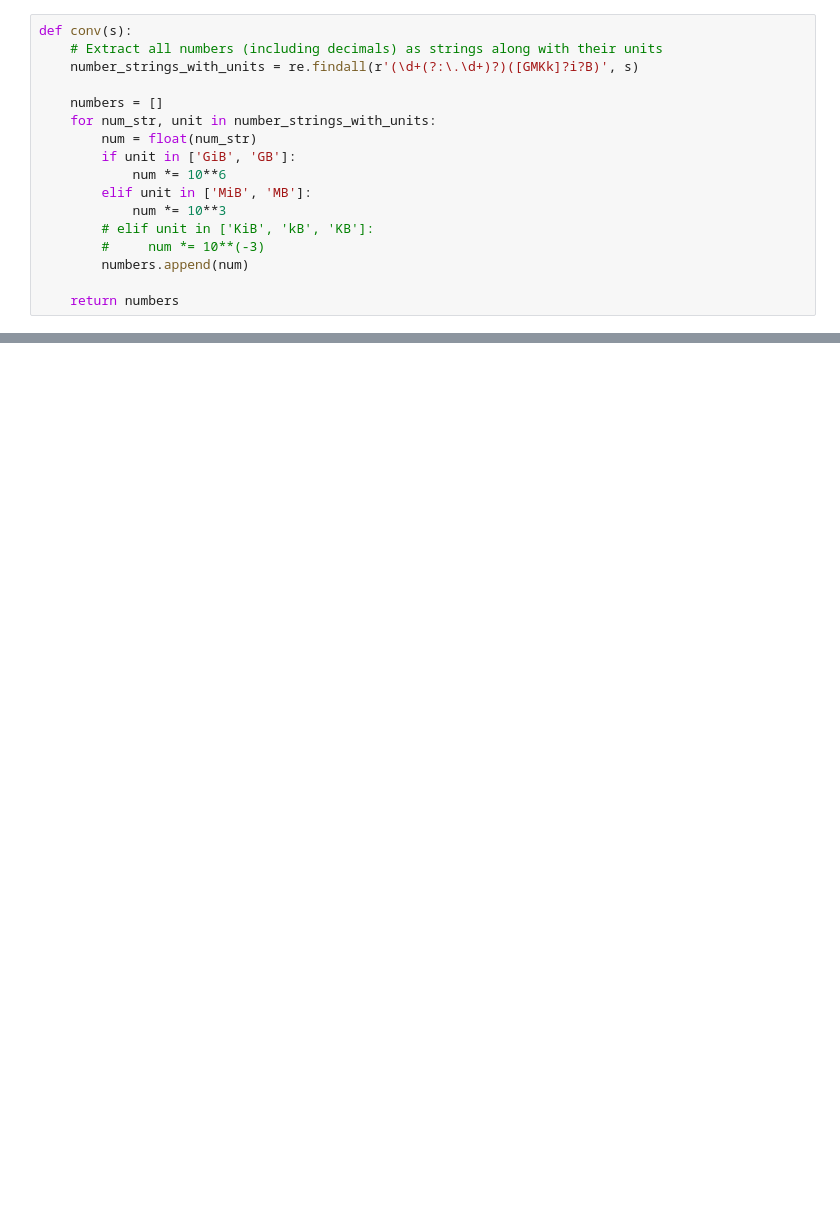
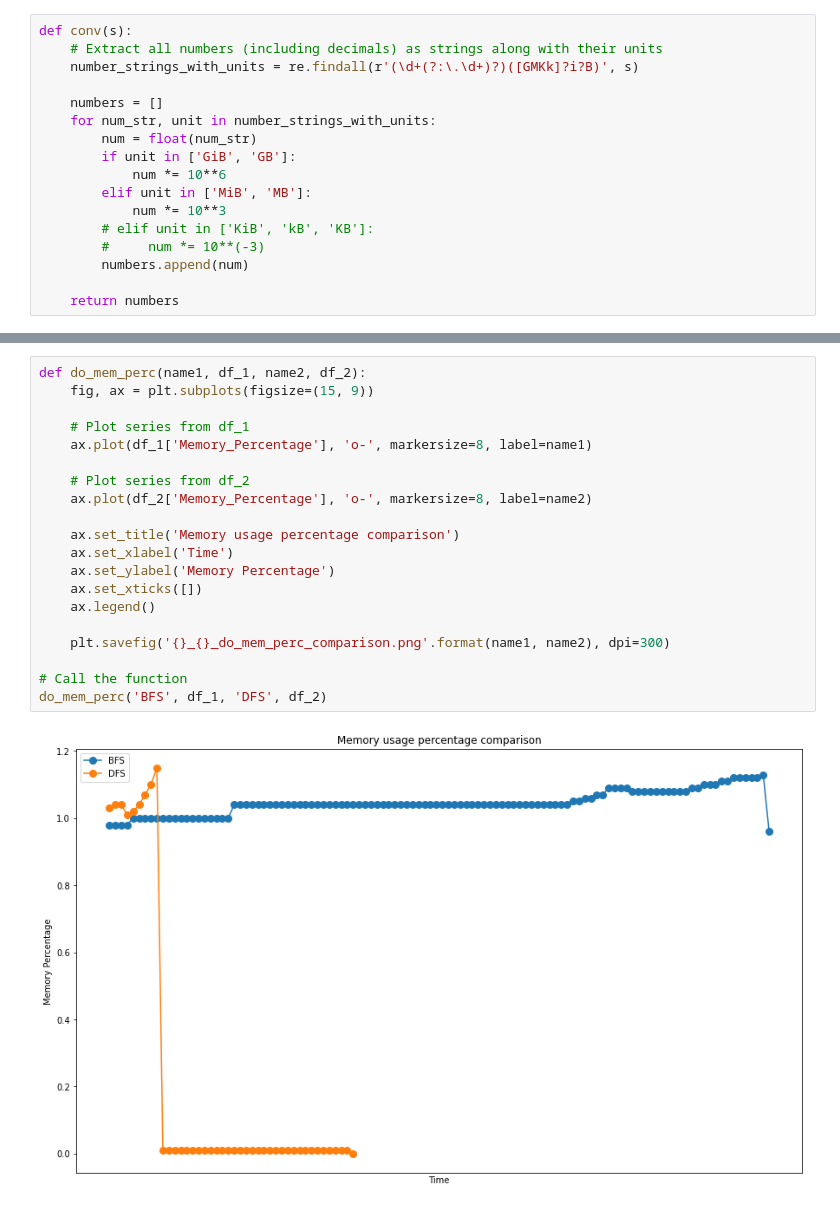
Before and after one commit to andrasfe/iota-research, a Jupyter notebook: reports/systems_profile.ipynb, the cells around one changed output, grey strips where cells are left out. Drawn from its saved outputs; the diff is of its cells as text; blank space fills up the shorter version.

```diff
--- a/reports/systems_profile.ipynb
+++ b/reports/systems_profile.ipynb
@@ -130 +114,23 @@ do_mem_perc('BFS', df)
+# %%
+def do_mem_perc(name1, df_1, name2, df_2):
+    fig, ax = plt.subplots(figsize=(15, 9))
+
+    # Plot series from df_1
+    ax.plot(df_1['Memory_Percentage'], 'o-', markersize=8, label=name1)
+
+    # Plot series from df_2
+    ax.plot(df_2['Memory_Percentage'], 'o-', markersize=8, label=name2)
+
+    ax.set_title('Memory usage percentage comparison')
+    ax.set_xlabel('Time')
+    ax.set_ylabel('Memory Percentage')
+    ax.set_xticks([])
+    ax.legend()
+
+    plt.savefig('{}_{}_do_mem_perc_comparison.png'.format(name1, name2), dpi=300)
+
+# Call the function
+do_mem_perc('BFS', df_1, 'DFS', df_2)
+# %% [output]
+[figure, added]
 # %%
```
Also changed, not shown: parts of 14 cells of this notebook, 6 other files.
